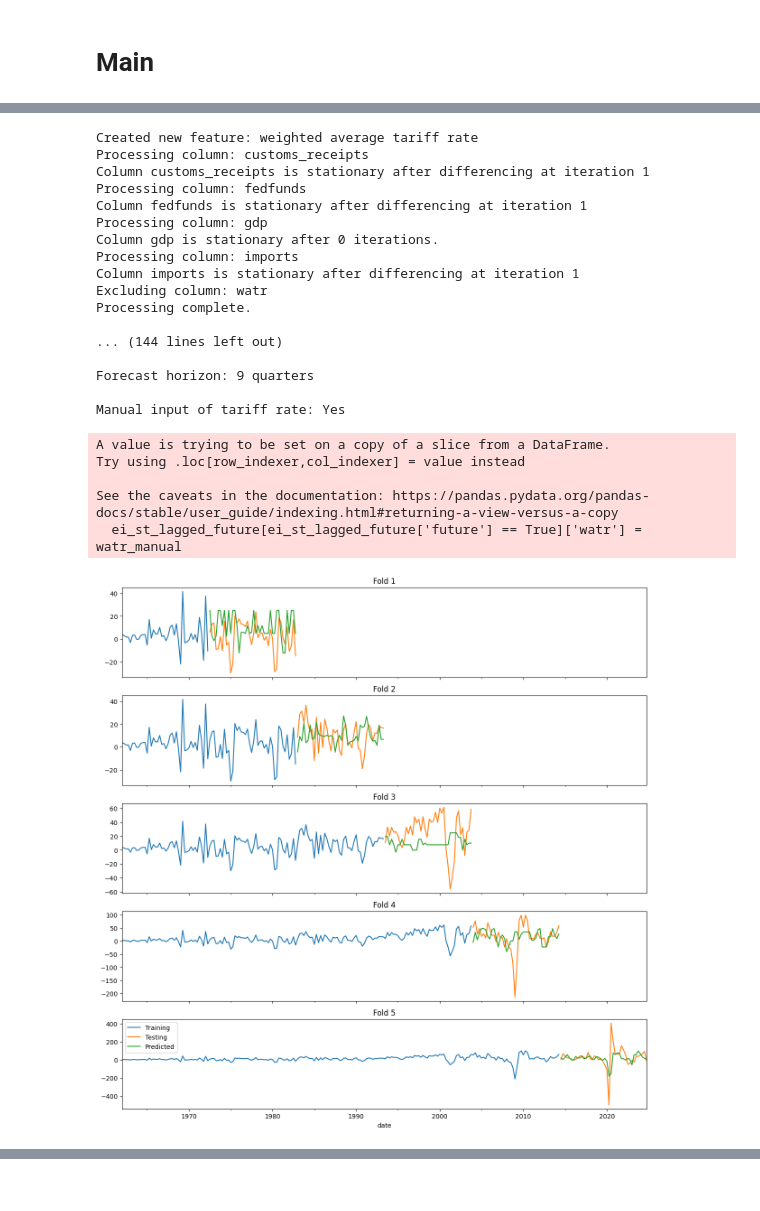
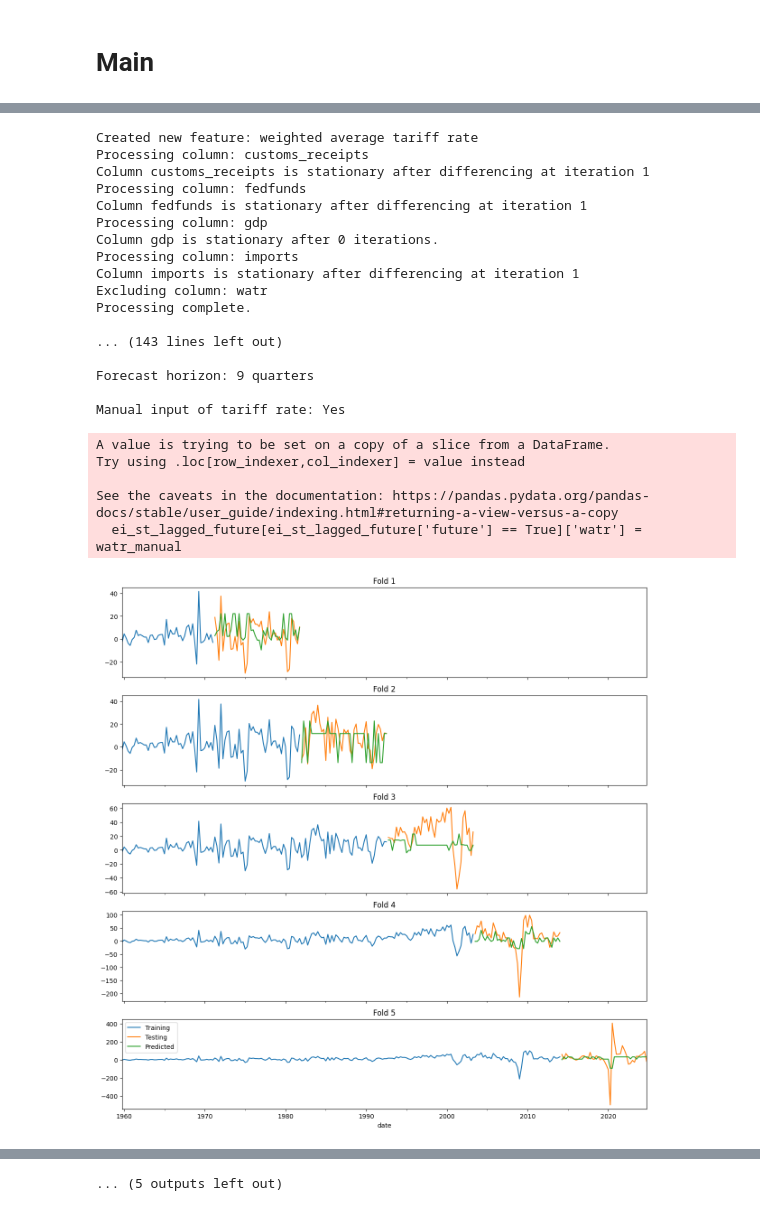
Before and after one commit to dmst0ut/importforecasting_group2, a Jupyter notebook: Train_and_fit_model_pl.ipynb, the cells around one changed output, grey strips where cells are left out. Cells and saved outputs as stored; diff of their text form; code cells hidden in the pictures.

```diff
--- a/Train_and_fit_model_pl.ipynb
+++ b/Train_and_fit_model_pl.ipynb
@@ -230,7 +230,7 @@ def create_lags(ei_stationary, forecast_horizon=2):
     ei_st_lagged = create_lagged_features(ei_stationary.drop(columns = 'customs_receipts'), min_lag=forecast_horizon, max_lag=forecast_horizon+num_lags)
 
     # Add values of import below forecast horizon, since model can predict based off of its own predictions
-    for i in range(1, forecast_horizon):
+    for i in range(1, 2):
       ei_st_lagged[f'imports_lag_{i}'] = ei_st_lagged['imports'].shift(i)
 
 
@@ -246,7 +246,7 @@ from xgboost import XGBRegressor
 from sklearn.metrics import mean_squared_error
 import numpy as np
 
-def train_model(df, df_plot, input_watr=False):
+def train_model(df, df_plot, input_watr=False, verbose=True):
 
     #====INPUTS====# --------------------------------------------------
     df = df.dropna()
@@ -285,7 +285,7 @@ def train_model(df, df_plot, input_watr=False):
 
       model.fit(X_train, y_train,
                 eval_set = [(X_test, y_test)],
-                verbose = True)
+                verbose = verbose)
 
       y_pred = model.predict(X_test)
       preds.append(y_pred)
@@ -347,7 +347,7 @@ def predict_difference(ei_stationary, FEATURES, quarters=1, forecast_horizon=2,
   ei_st_lagged_future[ei_st_lagged_future['future'] == True]['watr'] = watr_manual
 
   # Add values of import below forecast horizon, since model can predict based off of its own predictions
-  for i in range(1, forecast_horizon):
+  for i in range(1, 2):
     ei_st_lagged_future[f'imports_lag_{i}'] = ei_st_lagged_future['imports'].shift(i)
 
   if input_watr == True:
@@ -362,7 +362,7 @@ def predict_difference(ei_stationary, FEATURES, quarters=1, forecast_horizon=2,
   for idx in ei_st_lagged_future[ei_st_lagged_future['future'] == True].index:
 
       # Ensure lagged values in current row are updated
-      for i in range(1, forecast_horizon+num_lags):
+      for i in range(1, 2):
           ei_st_lagged_future.loc[idx, f'imports_lag_{i}'] = ei_st_lagged_future.loc[idx - pd.DateOffset(months=3*i), 'imports']
 
       # Predict imports for current row
@@ -432,5 +432,7 @@ watr_manual: 10.0
 Please proceed to the next cell.
 # %%
+%matplotlib inline
+
 #===USER INPUT===#
 # Make sure to run me!
 forecast_horizon = 9 # <- Forecast horizon in quarters (including current quarter)
@@ -440,10 +442,13 @@ num_lags = 2 # <- Number of lagged features to use
 input_watr = input_watr
 watr_manual = watr_manual
 
+# Default from previous script
+db = 'economic_data.db'
 #================#
 
+
 # Retrieve Data from Database
-econ_indicators = retrieve_data('economic_data.db')
+econ_indicators = retrieve_data(db)
 
 # Clean, transform, and create features
 econ_indicators = create_features(econ_indicators)
@@ -456,34 +461,35 @@ ei_st_lagged = create_lags(ei_stationary, forecast_horizon=forecast_horizon)
 # Train and fit model
 model, preds, scores, FEATURES = train_model(ei_st_lagged, econ_indicators, input_watr=input_watr)
 
+
 save_model(model, forecast_horizon, num_lags, input_watr)
 
 # Predict differences
 ei_st_lagged_future = predict_difference(ei_stationary, FEATURES=FEATURES, quarters=forecast_horizon, forecast_horizon=forecast_horizon, input_watr=input_watr, watr_manual=watr_manual)
 
 # Predict actual levels
 prediction = predict_actual(econ_indicators_clean, ei_st_lagged_future, forecast_horizon=forecast_horizon)
 # %% [output]
 Created new feature: weighted average tariff rate
 Processing column: customs_receipts
 Column customs_receipts is stationary after differencing at iteration 1
 Processing column: fedfunds
 Column fedfunds is stationary after differencing at iteration 1
 Processing column: gdp
 Column gdp is stationary after 0 iterations.
 Processing column: imports
 Column imports is stationary after differencing at iteration 1
 Excluding column: watr
 Processing complete.
 
-... (144 lines left out)
+... (143 lines left out)
 
 Forecast horizon: 9 quarters
 
 Manual input of tariff rate: Yes
 A value is trying to be set on a copy of a slice from a DataFrame.
 Try using .loc[row_indexer,col_indexer] = value instead
 
 See the caveats in the documentation: https://pandas.pydata.org/pandas-docs/stable/user_guide/indexing.html#returning-a-view-versus-a-copy
   ei_st_lagged_future[ei_st_lagged_future['future'] == True]['watr'] = watr_manual
-[figure, old version]
+[figure, new version]
@@ -489,0 +505 @@ See the caveats in the documentation: https://pandas.pydata.org/pandas-docs/stab
+... (5 outputs left out)
```
Also changed, not shown: parts of 9 cells of this notebook, 18 other files.
